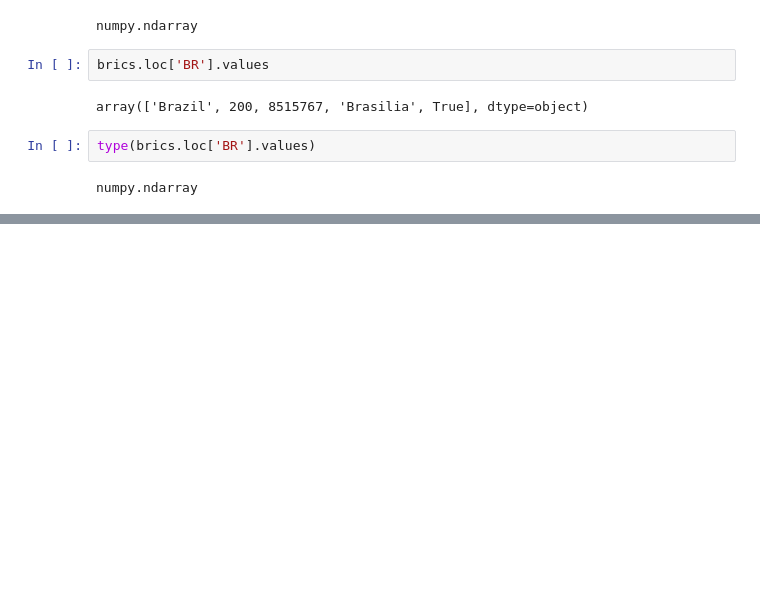
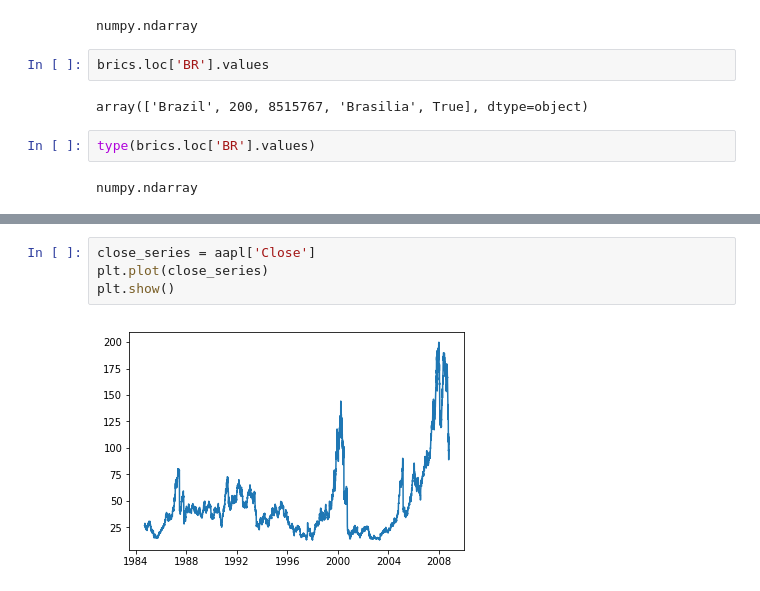
Before and after one commit to lukasz-f/data-camp, a Jupyter notebook: pandas_pd.ipynb, the cells around one changed output, grey strips where cells are left out. Cells and saved outputs as stored; diff of their text form; blank space fills up the shorter version.

```diff
--- a/pandas_pd.ipynb
+++ b/pandas_pd.ipynb
@@ -461,0 +516,6 @@ numpy.ndarray
+# %%
+close_series = aapl['Close']
+plt.plot(close_series)
+plt.show()
+# %% [output]
+[figure, added]
```
Also changed, not shown: parts of 25 cells of this notebook, 4 other files.
